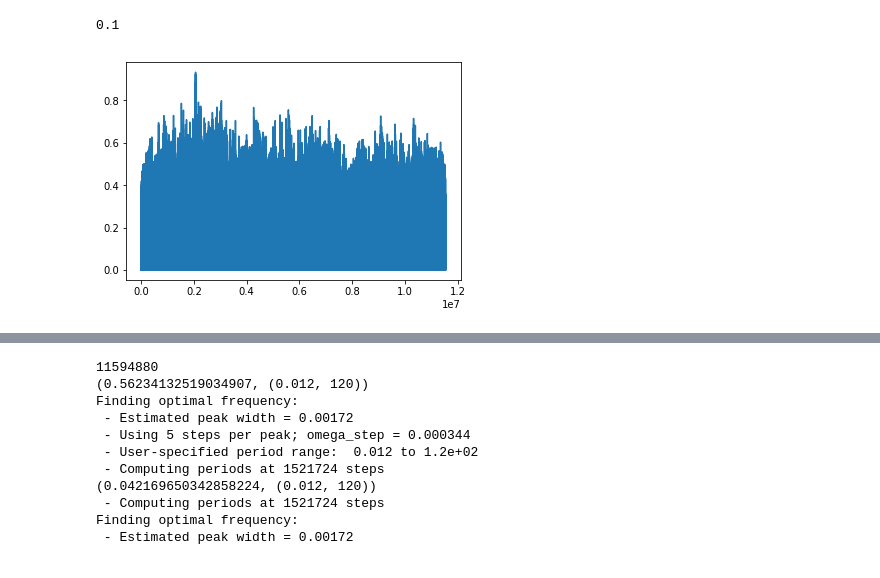
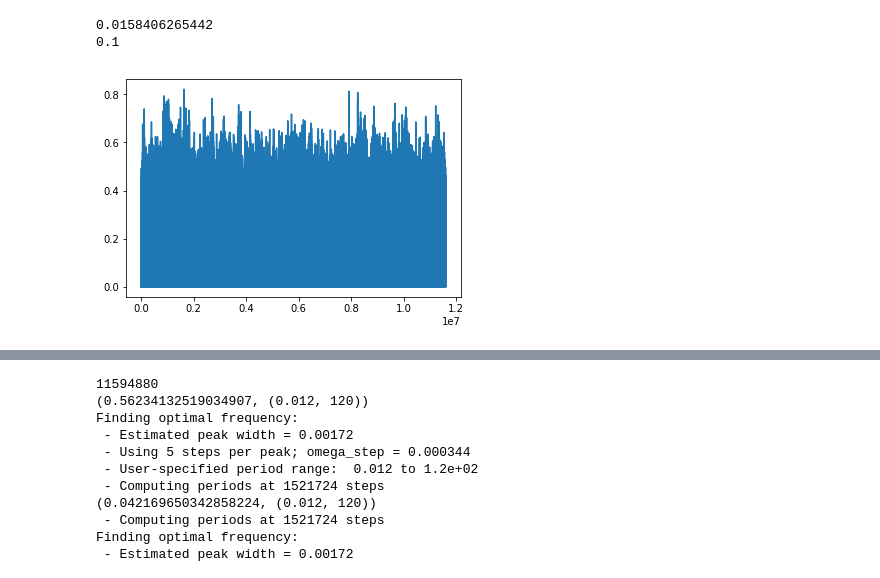
Before and after one commit to mj1e16lsst/iridisPeriodicNew, a Jupyter notebook: GraphMaker-Current-Poshak'sComments-Copy2.ipynb, the cells around one changed output, grey strips where cells are left out. Cells and saved outputs as stored; diff of their text form; code cells hidden in the pictures.

```diff
--- a/GraphMaker-Current-Poshak'sComments-Copy2.ipynb
+++ b/GraphMaker-Current-Poshak'sComments-Copy2.ipynb
@@ -256,13 +256,16 @@ plt.show()
 # %%
-longflare = lc_sim(5760*366*11,30,0.,'unbroken',[1.0, 8., 1.0, -1.])
+longflare = lc_sim(2880*366*11,30,0.,'unbroken',[1.0, 8., 1.0, -1.])
 longflare = np.asarray(longflare)
-longflare = longflare[longflare > 0.]
+# longflare = longflare[longflare > 0.]
+longflare = np.abs(longflare)
 STD = np.std(longflare)
 longflare = 0.1*(longflare/STD)
 #longflare = [x for x in longflare if x > 0.]
+print(STD)
 print(np.std(longflare))
 plt.plot(longflare)
 plt.show()
 # %% [output]
+0.0158406265442
 0.1
-[figure, old version]
+[figure, new version]
```
Also changed, not shown: parts of 11 cells of this notebook, 7 other files.
